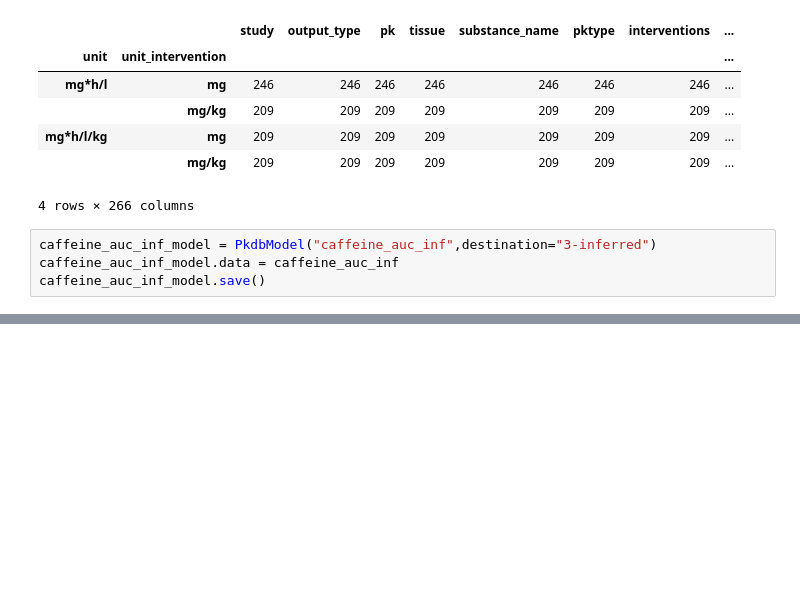
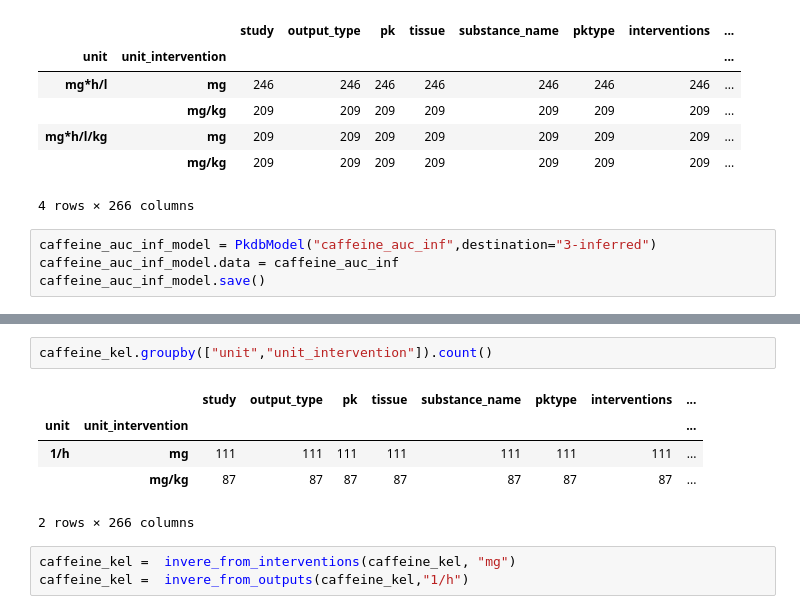
Before and after one commit to matthiaskoenig/pkdb_analysis, a Jupyter notebook: caffeine/02-Caffeine_Data_Infer.ipynb, the cells around one changed output, grey strips where cells are left out. Saved outputs shown, nothing was run; the diff lists cells and outputs as text; blank space fills up the shorter version.

```diff
--- a/caffeine/02-Caffeine_Data_Infer.ipynb
+++ b/caffeine/02-Caffeine_Data_Infer.ipynb
@@ -341,0 +384,11 @@ caffeine_auc_inf_model.save()
+# %%
+caffeine_kel.groupby(["unit","unit_intervention"]).count()
+# %% [output]
+|  |  | study | output_type | pk | tissue | substance_name | pktype | interventions | ... |
+| unit | unit_intervention |  |  |  |  |  |  |  | ... |
+| 1/h | mg | 111 | 111 | 111 | 111 | 111 | 111 | 111 | ... |
+|  | mg/kg | 87 | 87 | 87 | 87 | 87 | 87 | 87 | ... |
+2 rows × 266 columns
+# %%
+caffeine_kel =  invere_from_interventions(caffeine_kel, "mg")
+caffeine_kel =  invere_from_outputs(caffeine_kel,"1/h")
```
Also changed, not shown: parts of 4 cells of this notebook, 24 other files.
